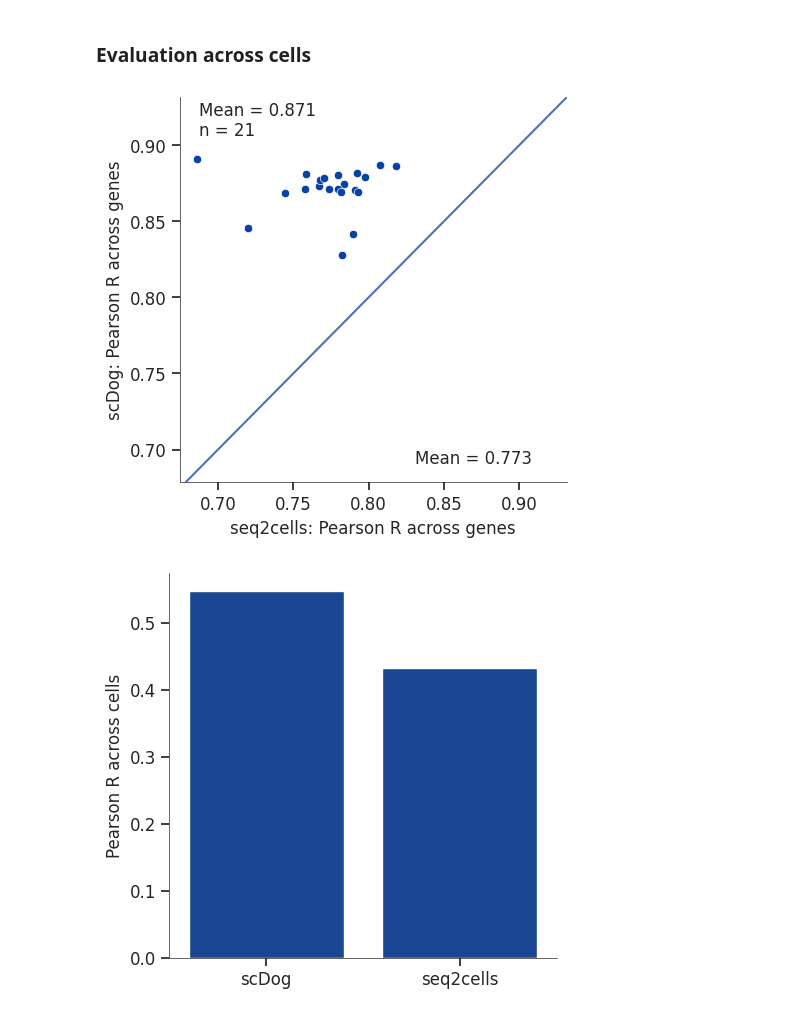
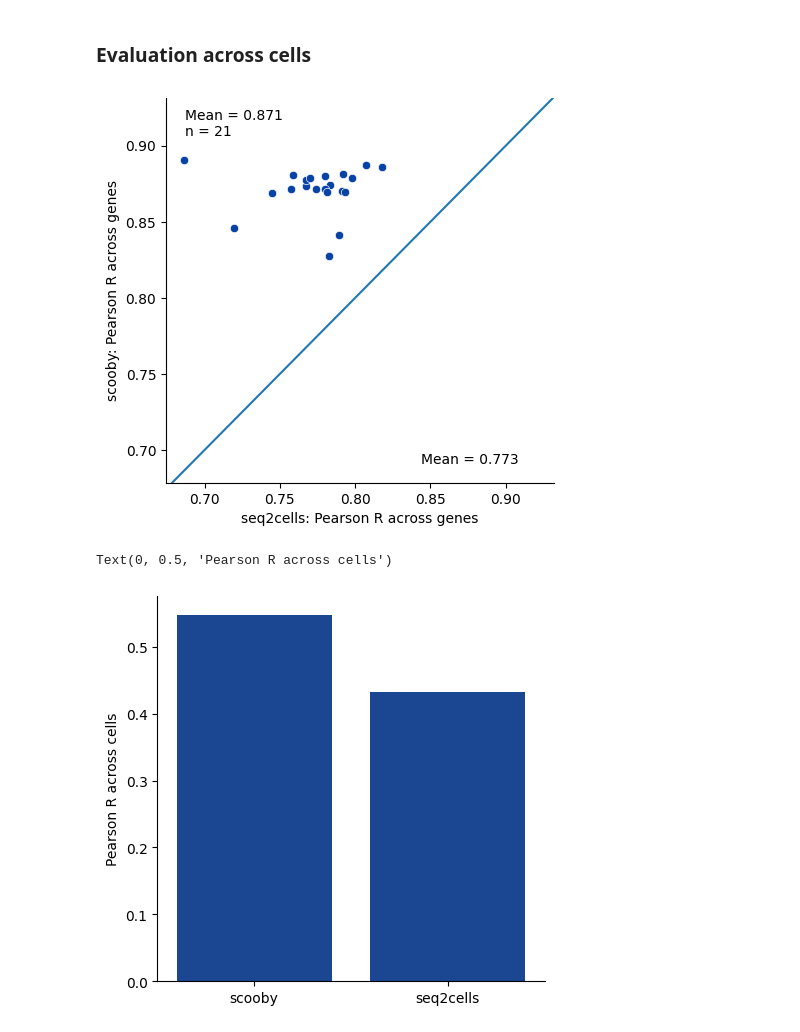
Before and after one commit to gagneurlab/scooby_reproducibility, a Jupyter notebook: notebooks/figure2/Evaluate_Schwessinger.ipynb, the cells around one changed output. Cells and saved outputs as stored; diff of their text form; code cells hidden in the pictures.

Commit message:
Check Schwessinger

```diff
--- a/notebooks/figure2/Evaluate_Schwessinger.ipynb
+++ b/notebooks/figure2/Evaluate_Schwessinger.ipynb
@@ -181,14 +143,11 @@ cell_type_index = cell_type_index.sort_values('celltype')
 # %% [markdown]
 This only loads the sequences in the right order
 # %%
-import pickle
-with open(os.path.join(data_path, 'gencode.v32.annotation.gtf.transcriptome'), 'rb') as handle:
-    transcriptome = pickle.load(handle)
+transcriptome = Transcriptome(gtf_file)
 # %%
-import polars as pl
 filter_val = lambda df: df.filter(True)#
 val_ds = GenomeIntervalDataset(
-    bed_file = os.path.join(data_path,'borzoi_training_data_fixed', 'test_overlap_schwessinger_gene_sequences.csv'),
+    bed_file = os.path.join(data_path,'schwessinger', 'test_overlap_schwessinger_gene_sequences.csv'),
     fasta_file = fasta_file,
     filter_df_fn = lambda df: df.filter((pl.col('column_2') >=0)), #TODO REMOVE ME maybe
     return_seq_indices = False,
@@ -335,30 +294,31 @@ counts_predicted_log.columns = cell_type_index['celltype']
 counts_target_log.index = gene_names
 counts_target_log.columns = cell_type_index['celltype']
 # %%
-scDog = {'across_genes_spearman': spearmanr, 'across_genes_pearson': pearsonr, 'across_cells': scipy.stats.pearsonr(counts_predicted_log.values.ravel(), counts_target_log.values.ravel())[0]}
+scooby = {'across_genes_spearman': spearmanr, 'across_genes_pearson': pearsonr, 'across_cells': scipy.stats.pearsonr(counts_predicted_log.values.ravel(), counts_target_log.values.ravel())[0]}
 # %%
-scDog = pd.DataFrame(scDog)
+scooby = pd.DataFrame(scooby)
 # %%
 schwessinger = pd.DataFrame(schwessinger)
 # %%
 fig, ax = plt.subplots(figsize=(5,5))
-ax = sns.scatterplot(x=schwessinger['across_genes_pearson'], y=scDog['across_genes_pearson'], color='#0742A6')
+ax = sns.scatterplot(x=schwessinger['across_genes_pearson'], y=scooby['across_genes_pearson'], color='#0742A6')
 ax.axline((0.69,0.69), (.92, .92))
-ax.set_ylabel('scDog: Pearson R across genes')
+ax.set_ylabel('scooby: Pearson R across genes')
 ax.set_xlabel('seq2cells: Pearson R across genes')
-ax.text(0.05,0.9, r"Mean = "+ f"{scDog['across_genes_pearson'].mean():.3f}\nn = {len(scDog['across_genes_pearson'])}",  transform = ax.transAxes)
+ax.text(0.05,0.9, r"Mean = "+ f"{scooby['across_genes_pearson'].mean():.3f}\nn = {len(scooby['across_genes_pearson'])}",  transform = ax.transAxes)
 ax.text(0.91,0.05, r"Mean = "+ f"{schwessinger['across_genes_pearson'].mean():.3f}",  transform = ax.transAxes, ha='right')
 sns.despine()
 #fig.set_dpi(300)
-fig.savefig('../figures/figures/Figure2/across_genes_schwessinger.png', bbox_inches = 'tight')
+# fig.savefig('../figures/figures/Figure2/across_genes_schwessinger.png', bbox_inches = 'tight')
 # %% [output]
-[figure, old version]
+[figure, new version]
 # %%
 fig, ax = plt.subplots(figsize=(5,5))
-sns.barplot(x=['scDog', 'seq2cells'], y=[scDog['across_cells'].mean(), schwessinger['across_cells'].mean()], color='#0742A6', ax=ax)
+sns.barplot(x=['scooby', 'seq2cells'], y=[scooby['across_cells'].mean(), schwessinger['across_cells'].mean()], color='#0742A6', ax=ax)
 sns.despine()
 ax.set_ylabel('Pearson R across cells')
 #fig.set_dpi(300)
-fig.savefig('../figures/figures/Figure2/across_cells_schwessinger.png', bbox_inches = 'tight')
+# fig.savefig('../figures/figures/Figure2/across_cells_schwessinger.png', bbox_inches = 'tight')
 # %% [output]
+Text(0, 0.5, 'Pearson R across cells')
-[figure, old version]
+[figure, new version]
```
Also changed, not shown: parts of 24 cells of this notebook.
